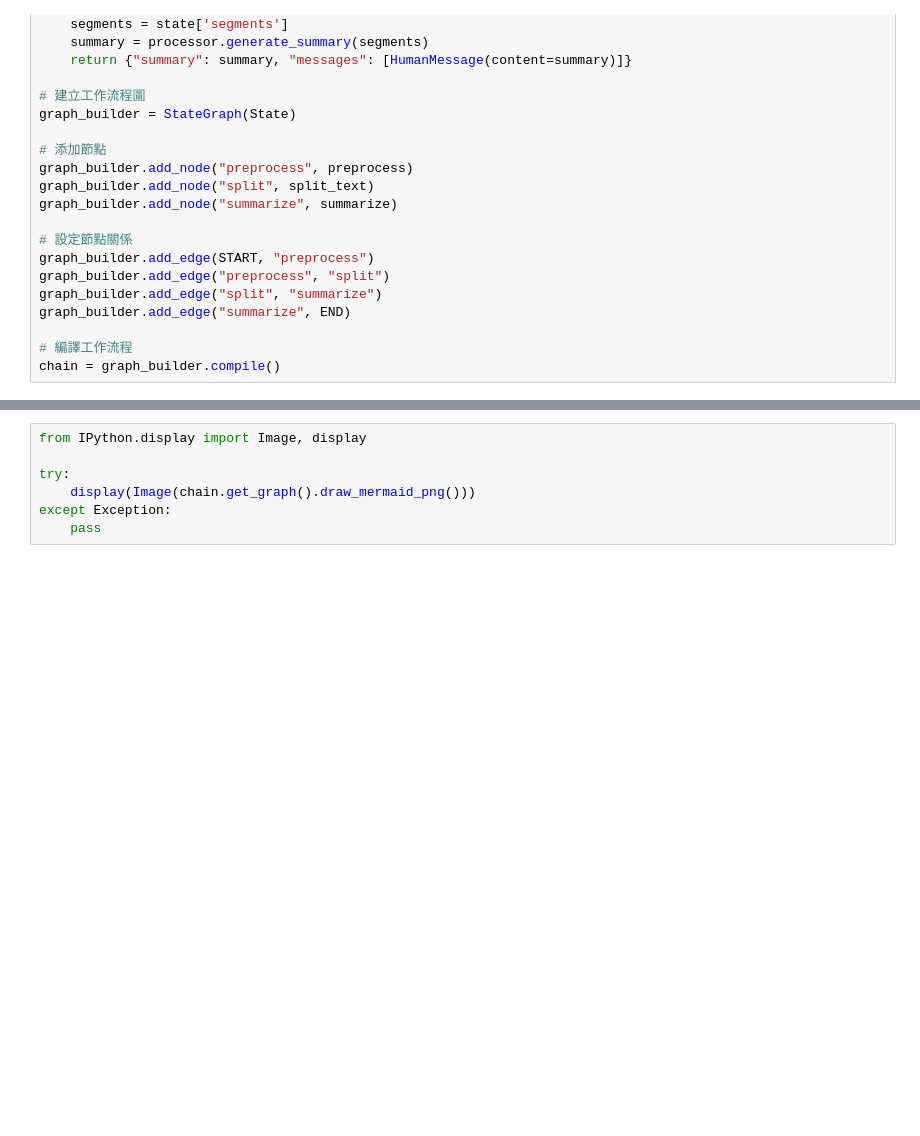
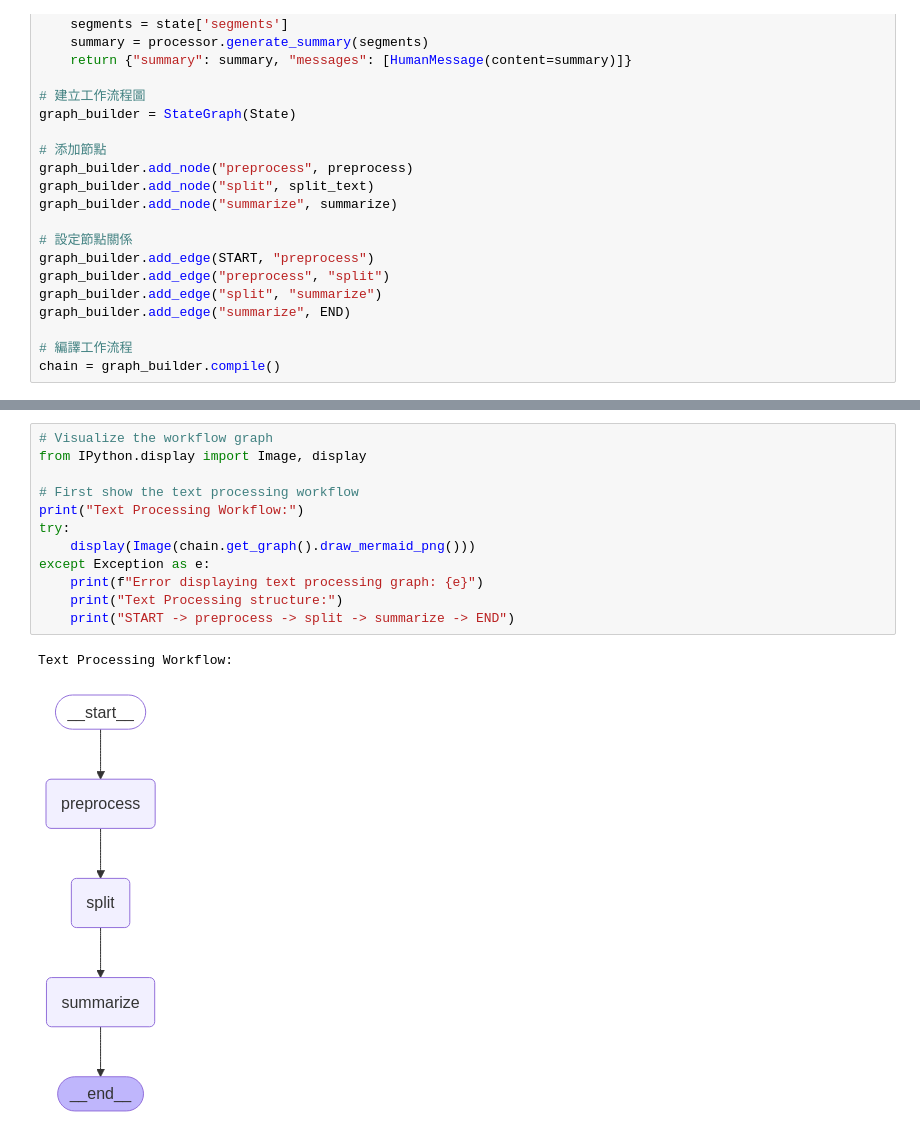
Before and after one commit to andrew76214/Agents4Financial, a Jupyter notebook: Agentic_AI/playground.ipynb, the cells around one changed output, grey strips where cells are left out. Drawn from its saved outputs; the diff is of its cells as text; blank space fills up the shorter version.

```diff
--- a/Agentic_AI/playground.ipynb
+++ b/Agentic_AI/playground.ipynb
@@ -126,7 +140,15 @@ print(result["summary"])
 # %%
+# Visualize the workflow graph
 from IPython.display import Image, display
 
+# First show the text processing workflow
+print("Text Processing Workflow:")
 try:
     display(Image(chain.get_graph().draw_mermaid_png()))
-except Exception:
-    pass
+except Exception as e:
+    print(f"Error displaying text processing graph: {e}")
+    print("Text Processing structure:")
+    print("START -> preprocess -> split -> summarize -> END")
+# %% [output]
+Text Processing Workflow:
+[figure, added]
```
Also changed, not shown: parts of 4 cells of this notebook, 3 other files.
